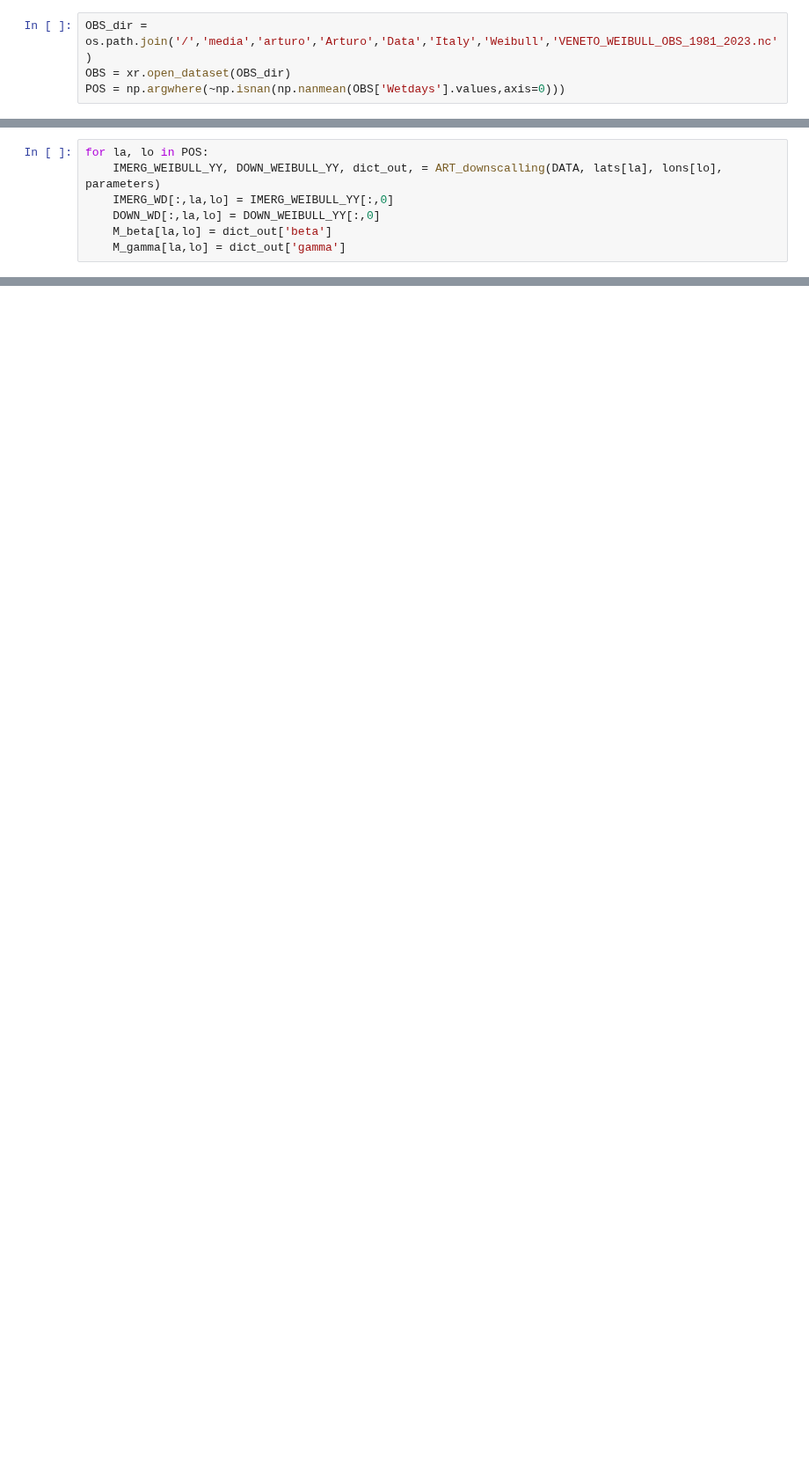
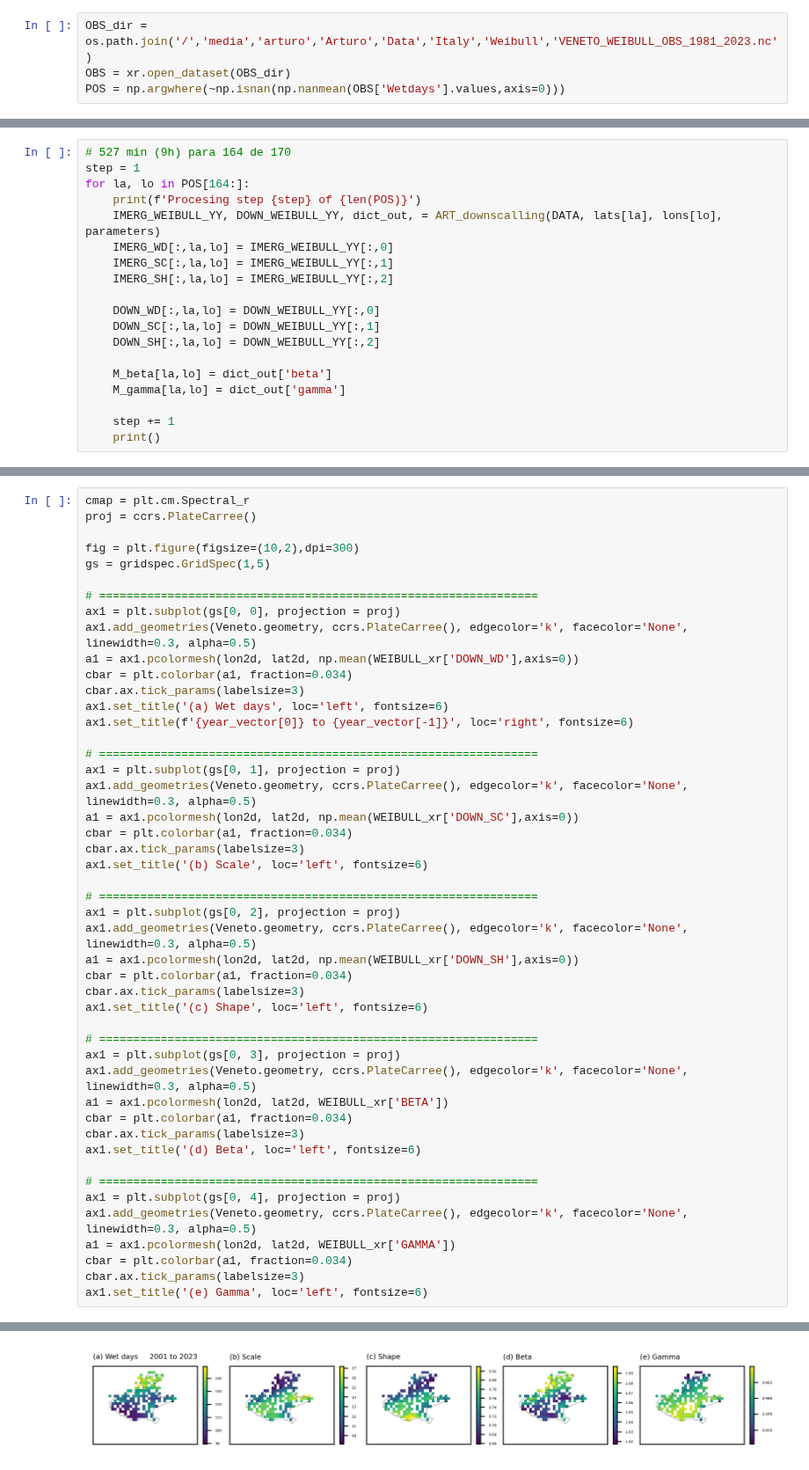
Before and after one commit to mhacarthur/downpy, a Jupyter notebook: codes/IMERG_veneto_8.ipynb, the cells around one changed output, grey strips where cells are left out. Shown at 88% size. Cells and saved outputs as stored; diff of their text form; blank space fills up the shorter version.

Commit message:
export DOWN for Veneto region

```diff
--- a/codes/IMERG_veneto_8.ipynb
+++ b/codes/IMERG_veneto_8.ipynb
@@ -266,10 +270,22 @@ DOWN_SH = np.zeros([17,len(lats),len(lons)])*np.nan
 M_beta = np.zeros([len(lats),len(lons)])*np.nan
 M_gamma = np.zeros([len(lats),len(lons)])*np.nan
 # %%
-for la, lo in POS:
+# 527 min (9h) para 164 de 170
+step = 1
+for la, lo in POS[164:]:
+    print(f'Procesing step {step} of {len(POS)}')
     IMERG_WEIBULL_YY, DOWN_WEIBULL_YY, dict_out, = ART_downscalling(DATA, lats[la], lons[lo], parameters)
     IMERG_WD[:,la,lo] = IMERG_WEIBULL_YY[:,0]
+    IMERG_SC[:,la,lo] = IMERG_WEIBULL_YY[:,1]
+    IMERG_SH[:,la,lo] = IMERG_WEIBULL_YY[:,2]
+
     DOWN_WD[:,la,lo] = DOWN_WEIBULL_YY[:,0]
+    DOWN_SC[:,la,lo] = DOWN_WEIBULL_YY[:,1]
+    DOWN_SH[:,la,lo] = DOWN_WEIBULL_YY[:,2]
+
     M_beta[la,lo] = dict_out['beta']
     M_gamma[la,lo] = dict_out['gamma']
+
+    step += 1
+    print()
 # %% [output]
@@ -357,0 +365,48 @@ for la, lo in POS:
+# %%
+cmap = plt.cm.Spectral_r
+proj = ccrs.PlateCarree()
+
+fig = plt.figure(figsize=(10,2),dpi=300)
+gs = gridspec.GridSpec(1,5)
+
+# ================================================================
+ax1 = plt.subplot(gs[0, 0], projection = proj)
+ax1.add_geometries(Veneto.geometry, ccrs.PlateCarree(), edgecolor='k', facecolor='None', linewidth=0.3, alpha=0.5)
+a1 = ax1.pcolormesh(lon2d, lat2d, np.mean(WEIBULL_xr['DOWN_WD'],axis=0))
+cbar = plt.colorbar(a1, fraction=0.034)
+cbar.ax.tick_params(labelsize=3)
+ax1.set_title('(a) Wet days', loc='left', fontsize=6)
+ax1.set_title(f'{year_vector[0]} to {year_vector[-1]}', loc='right', fontsize=6)
+
+# ================================================================
+ax1 = plt.subplot(gs[0, 1], projection = proj)
+ax1.add_geometries(Veneto.geometry, ccrs.PlateCarree(), edgecolor='k', facecolor='None', linewidth=0.3, alpha=0.5)
+a1 = ax1.pcolormesh(lon2d, lat2d, np.mean(WEIBULL_xr['DOWN_SC'],axis=0))
+cbar = plt.colorbar(a1, fraction=0.034)
+cbar.ax.tick_params(labelsize=3)
+ax1.set_title('(b) Scale', loc='left', fontsize=6)
+
+# ================================================================
+ax1 = plt.subplot(gs[0, 2], projection = proj)
+ax1.add_geometries(Veneto.geometry, ccrs.PlateCarree(), edgecolor='k', facecolor='None', linewidth=0.3, alpha=0.5)
+a1 = ax1.pcolormesh(lon2d, lat2d, np.mean(WEIBULL_xr['DOWN_SH'],axis=0))
+cbar = plt.colorbar(a1, fraction=0.034)
+cbar.ax.tick_params(labelsize=3)
+ax1.set_title('(c) Shape', loc='left', fontsize=6)
+
+# ================================================================
+ax1 = plt.subplot(gs[0, 3], projection = proj)
+ax1.add_geometries(Veneto.geometry, ccrs.PlateCarree(), edgecolor='k', facecolor='None', linewidth=0.3, alpha=0.5)
+a1 = ax1.pcolormesh(lon2d, lat2d, WEIBULL_xr['BETA'])
+cbar = plt.colorbar(a1, fraction=0.034)
+cbar.ax.tick_params(labelsize=3)
+ax1.set_title('(d) Beta', loc='left', fontsize=6)
+
+# ================================================================
+ax1 = plt.subplot(gs[0, 4], projection = proj)
+ax1.add_geometries(Veneto.geometry, ccrs.PlateCarree(), edgecolor='k', facecolor='None', linewidth=0.3, alpha=0.5)
+a1 = ax1.pcolormesh(lon2d, lat2d, WEIBULL_xr['GAMMA'])
+cbar = plt.colorbar(a1, fraction=0.034)
+cbar.ax.tick_params(labelsize=3)
+ax1.set_title('(e) Gamma', loc='left', fontsize=6)
+# %% [output]
@@ -357,0 +414 @@ for la, lo in POS:
+[figure, added]
```
Also changed, not shown: parts of 15 cells of this notebook, 2 other files.
